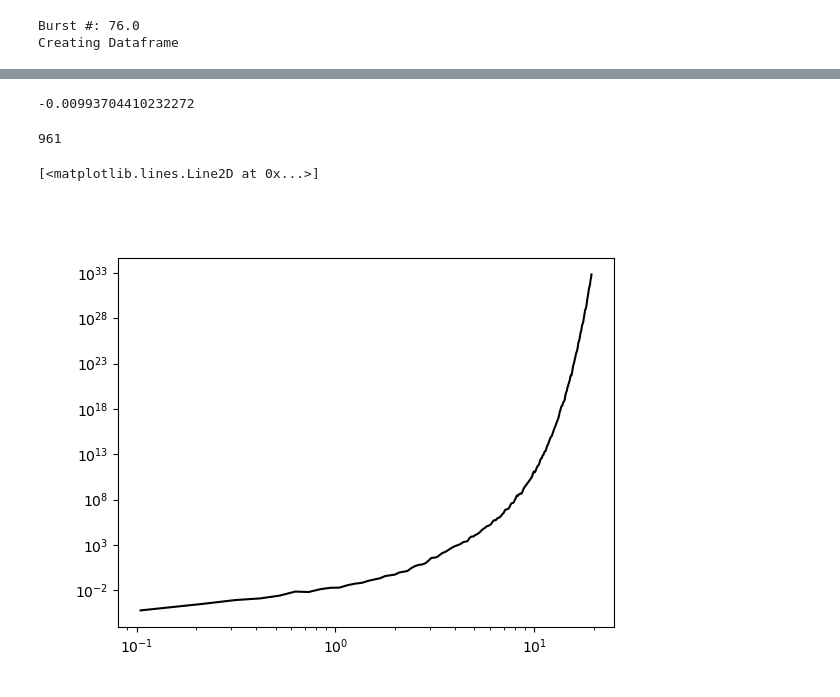
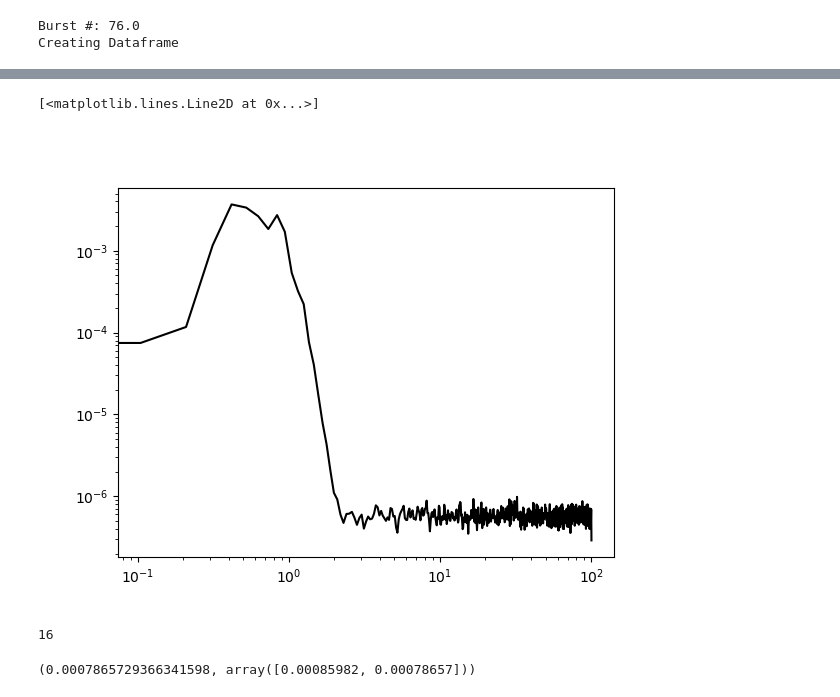
Before and after one commit to lagrady/Kelp-Forest-Hydrodynamics, a Jupyter notebook: notebooks/TD_demo.ipynb, the cells around one changed output, grey strips where cells are left out. Cells and saved outputs as stored; diff of their text form; code cells hidden in the pictures.

```diff
--- a/notebooks/TD_demo.ipynb
+++ b/notebooks/TD_demo.ipynb
@@ -161,12 +166,15 @@ burstU = ADVds.Primary.where(ADVds.BurstNum.isin(burstNumber)).dropna(dim = 'tim
 burstV = ADVds.Secondary.where(ADVds.BurstNum.isin(burstNumber)).dropna(dim = 'time', how = 'all')
 
 #Generate vertical and horizontal velocity spectra using scipy.welch with the previously defined parameters
-Fw, Sw = welch(burstUp, fs=fs*(2*np.pi), nperseg= nperseg, window='hann', detrend = 'linear') #Vertical velocity spectra
-Fu, Su = welch(burstU, fs=fs*(2*np.pi), nperseg= nperseg, window='hann', detrend = 'linear') #Horiztonal velocity spectra
-Fv, Sv = welch(burstV, fs=fs*(2*np.pi), nperseg= nperseg, window='hann', detrend = 'linear')
+Fw, Sw = welch(burstUp, fs=fs, nperseg= nperseg, window='hann', detrend = 'linear') #Vertical velocity spectra
+Fu, Su = welch(burstU, fs=fs, nperseg= nperseg, window='hann', detrend = 'linear') #Horiztonal velocity spectra
+Fv, Sv = welch(burstV, fs=fs, nperseg= nperseg, window='hann', detrend = 'linear')
 #All spectra are linearly detrended to try and account for tidal cycles
 
 #Spectra are output in units of m^2 s^-2 Hz^-1, so they are converted to radian frequency
+Sw = Sw/(2*np.pi)
+Su = Su/(2*np.pi)
+Sv = Sv/(2*np.pi)
 #SwOmega = Sw * (2*np.pi) #Units are now m^2 s^-1 rad^-1
 #SuOmega = Su * (2*np.pi)
 #SvOmega = Sv * (2*np.pi)
@@ -222,7 +230,7 @@ def wavedisp(wavper,h):
     return (omega,k,Cph,Cg)
 
 #Wave period is the spectrum frequency range converted to period (s)
-waveper = 1/(Fw/(2*np.pi))
+waveper = 1/Fw
 
 #Water depth (H)
 Pa = burstPressure.mean() #Mean pressure for the burst in pascals
@@ -236,8 +244,8 @@ Zv = -H + ZvOffset #Depth of the velocity transducer
 omega,k,Cph,Cg = wavedisp(waveper, H)
 
 #Calculate the pressure spectra from the burstPressure data
-Fp, Sp = welch(burstPressure, fs = fs*(2*np.pi), nperseg = nperseg, window='hann', detrend = 'linear') #Detrended pressure spectra
-
+Fp, Sp = welch(burstPressure, fs = fs, nperseg = nperseg, window='hann', detrend = 'linear') #Detrended pressure spectra
+Sp = Sp/(2*np.pi)
 # Generate empty arrays for p' and w' values
 p_prime = np.empty(len(omega))
 w_prime = np.empty(len(omega))
@@ -836,3 +850,23 @@ Creating Dataframe
+# %%
+burstPressure_raw = ADVds.Pressure.sel(time=slice(burstTime[0],burstTime[-1]))
+Fp_raw, Sp_raw = welch(burstPressure_raw, fs = fs, nperseg = nperseg, window='hann', detrend = 'linear') #Detrended pressure spectra
+Sp_raw = Sp_raw/(2*np.pi)
+
+plt.figure()
+plt.loglog(omega, Sp_raw, '-k')
+# %% [output]
+[<matplotlib.lines.Line2D at 0x...>]
+[figure, added]
+# %%
+a = 12
+b = 1.1
+
+W = np.mean(Sp_raw[lfc:])
+fp = omega[np.where(Sp_raw == np.nanmax(Sp_raw[:lfc]))[0][0]]
+fc = np.where((omega[:lfc] > (fp * b)) & (Sp_raw[:lfc] > (W*a)))[0][-1]
+fc
+# %% [output]
+16
 # %%
 Kp = np.empty(len(k))
 for i in enumerate(k):
@@ -842,15 +878,0 @@ for i in enumerate(k):
-# %%
-a
-# %% [output]
--0.00993704410232272
-# %%
-S_nu = Sw_prime/(Kp*(Su+Sv))
-len(omega)
-# %% [output]
-961
-# %%
-plt.figure()
-plt.loglog(omega[1:], S_nu[1:], '-k')
-# %% [output]
-[<matplotlib.lines.Line2D at 0x...>]
-[figure, removed]
@@ -859,0 +879,4 @@ m2 = np.trapz((omega_nu**2)*S_nu)
+# %%
+S_nu[fc], S_nu[15:fc+1]
+# %% [output]
+(0.0007865729366341598, array([0.00085982, 0.00078657]))
```
Also changed, not shown: parts of 9 cells of this notebook.
